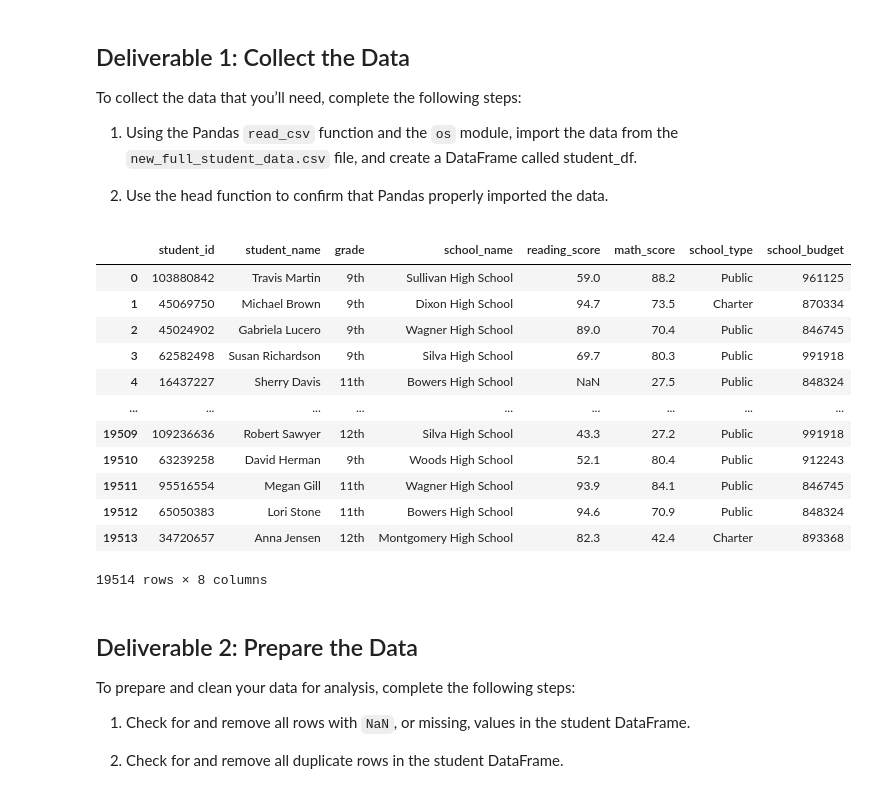
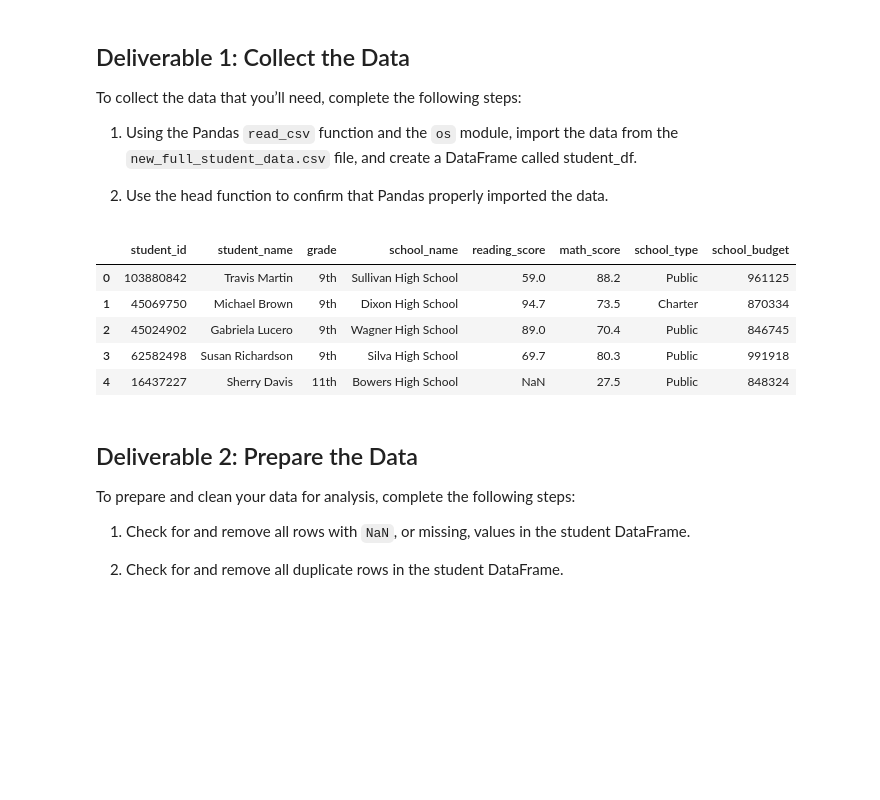
Before and after one commit to vikas0809/PyCitySchools, a Jupyter notebook: Student_Data_Challenge_Starter_Code.ipynb, the cells around one changed output. Cells and saved outputs as stored; diff of their text form; code cells hidden in the pictures; blank space fills up the shorter version.

```diff
--- a/Student_Data_Challenge_Starter_Code.ipynb
+++ b/Student_Data_Challenge_Starter_Code.ipynb
@@ -19,21 +19,14 @@ student_df = pd.read_csv(full_student_data)
 # %%
 # Verify that the data was properly imported
 
-student_df
+student_df.head()
 # %% [output]
 |  | student_id | student_name | grade | school_name | reading_score | math_score | school_type | school_budget |
 | 0 | 103880842 | Travis Martin | 9th | Sullivan High School | 59.0 | 88.2 | Public | 961125 |
 | 1 | 45069750 | Michael Brown | 9th | Dixon High School | 94.7 | 73.5 | Charter | 870334 |
 | 2 | 45024902 | Gabriela Lucero | 9th | Wagner High School | 89.0 | 70.4 | Public | 846745 |
 | 3 | 62582498 | Susan Richardson | 9th | Silva High School | 69.7 | 80.3 | Public | 991918 |
 | 4 | 16437227 | Sherry Davis | 11th | Bowers High School | NaN | 27.5 | Public | 848324 |
-| ... | ... | ... | ... | ... | ... | ... | ... | ... |
-| 19509 | 109236636 | Robert Sawyer | 12th | Silva High School | 43.3 | 27.2 | Public | 991918 |
-| 19510 | 63239258 | David Herman | 9th | Woods High School | 52.1 | 80.4 | Public | 912243 |
-| 19511 | 95516554 | Megan Gill | 11th | Wagner High School | 93.9 | 84.1 | Public | 846745 |
-| 19512 | 65050383 | Lori Stone | 11th | Bowers High School | 94.6 | 70.9 | Public | 848324 |
-| 19513 | 34720657 | Anna Jensen | 12th | Montgomery High School | 82.3 | 42.4 | Charter | 893368 |
-19514 rows × 8 columns
 # %% [markdown]
 ## Deliverable 2: Prepare the Data
 
```
Also changed, not shown: parts of 25 cells of this notebook.
